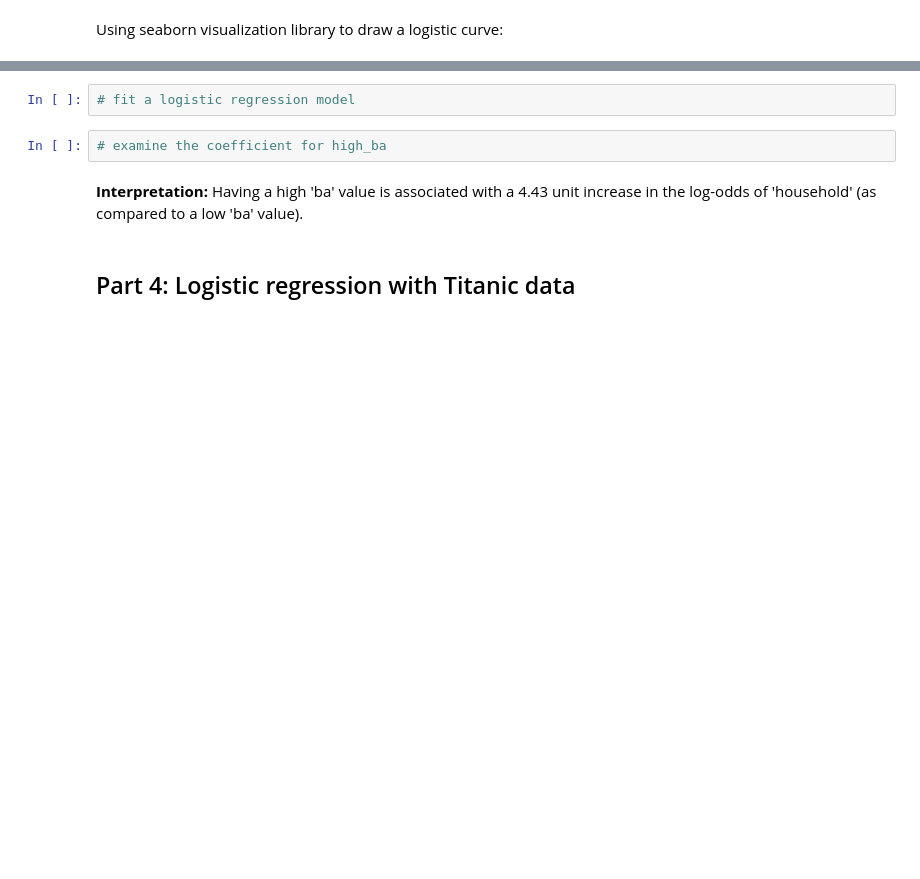
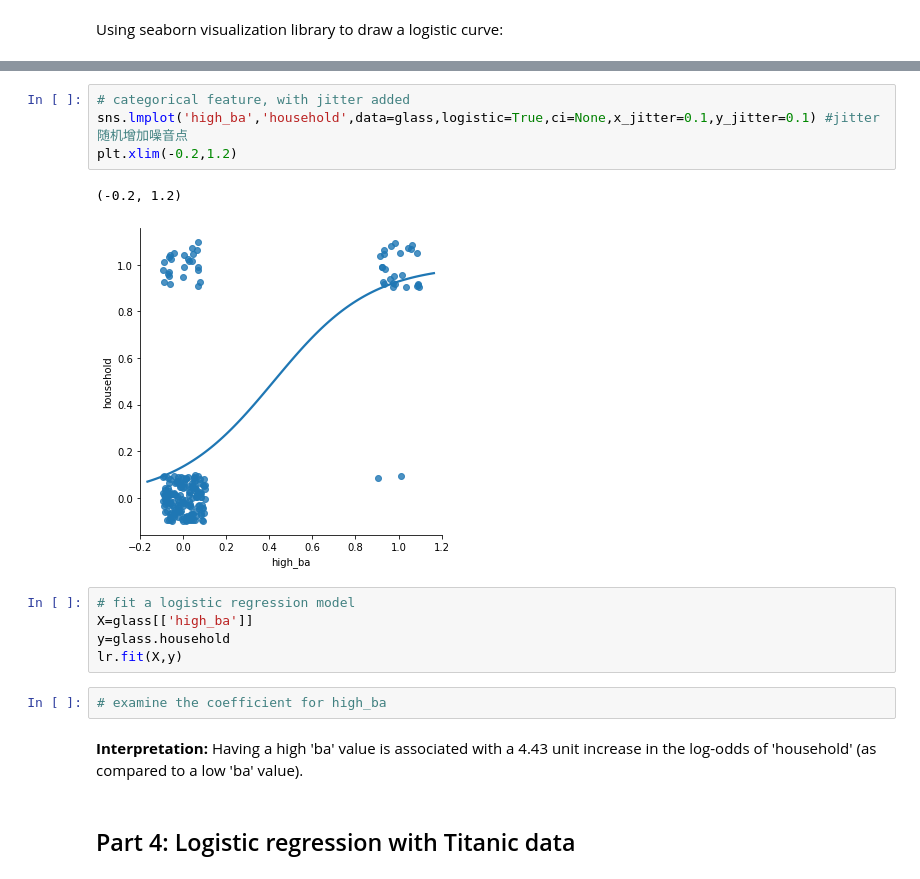
Before and after one commit to apricoteriop456/whh-python-homework, a Jupyter notebook: scikit-learn-exercises/regression-exercises/Exercise1.ipynb, the cells around one changed output, grey strips where cells are left out. Saved outputs shown, nothing was run; the diff lists cells and outputs as text; blank space fills up the shorter version.

```diff
--- a/scikit-learn-exercises/regression-exercises/Exercise1.ipynb
+++ b/scikit-learn-exercises/regression-exercises/Exercise1.ipynb
@@ -305,5 +296,15 @@ plt.xlim((-0.5,3.5))
+# %%
+# categorical feature, with jitter added
+sns.lmplot('high_ba','household',data=glass,logistic=True,ci=None,x_jitter=0.1,y_jitter=0.1) #jitter随机增加噪音点
+plt.xlim(-0.2,1.2)
+# %% [output]
+(-0.2, 1.2)
+[figure, added]
 # %%
 # fit a logistic regression model
+X=glass[['high_ba']]
+y=glass.household
+lr.fit(X,y)
 # %%
 # examine the coefficient for high_ba
 # %% [markdown]
```
Also changed, not shown: parts of 9 cells of this notebook, 2 other files.
